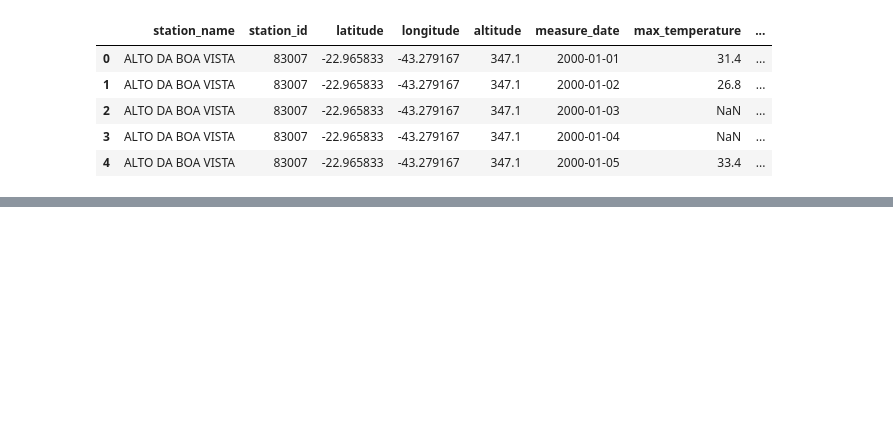
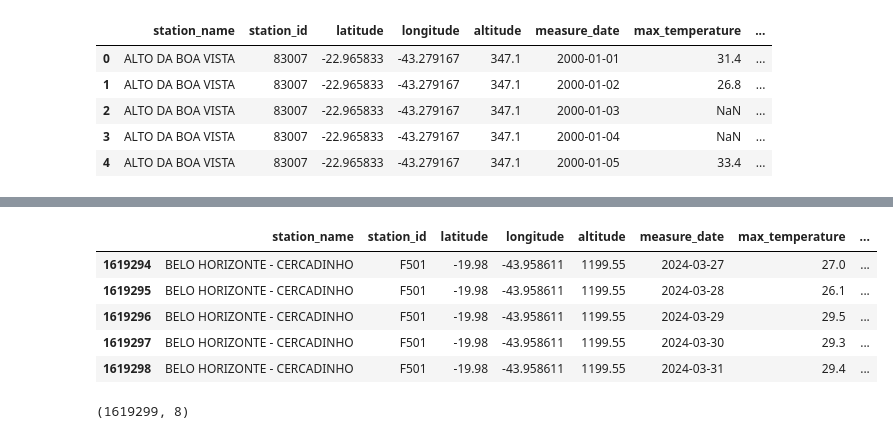
Before and after one commit to LuizMiguelMds/TemperatureForecasting, a Jupyter notebook: TemperatureForecasting.ipynb, the cells around one changed output, grey strips where cells are left out. Drawn from its saved outputs; the diff is of its cells as text; code cells hidden in the pictures; blank space fills up the shorter version.

```diff
--- a/TemperatureForecasting.ipynb
+++ b/TemperatureForecasting.ipynb
@@ -90,0 +238,6 @@ df.head()
+# %%
+# Database
+# Ajuste o caminho para onde o arquivo está armazenado no seu computador
+df = pd.read_csv("daily_min_max_temp_br_se.csv")
+# Display the first few rows
+df.head()
@@ -90,0 +251,15 @@ df.head()
+# %%
+# Exibe as últimas 5 linhas do DataFrame
+df.tail()
+# %% [output]
+|  | station_name | station_id | latitude | longitude | altitude | measure_date | max_temperature | ... |
+| 1619294 | BELO HORIZONTE - CERCADINHO | F501 | -19.98 | -43.958611 | 1199.55 | 2024-03-27 | 27.0 | ... |
+| 1619295 | BELO HORIZONTE - CERCADINHO | F501 | -19.98 | -43.958611 | 1199.55 | 2024-03-28 | 26.1 | ... |
+| 1619296 | BELO HORIZONTE - CERCADINHO | F501 | -19.98 | -43.958611 | 1199.55 | 2024-03-29 | 29.5 | ... |
+| 1619297 | BELO HORIZONTE - CERCADINHO | F501 | -19.98 | -43.958611 | 1199.55 | 2024-03-30 | 29.3 | ... |
+| 1619298 | BELO HORIZONTE - CERCADINHO | F501 | -19.98 | -43.958611 | 1199.55 | 2024-03-31 | 29.4 | ... |
+# %%
+# Retorna uma tupla com o número de linhas e colunas do DataFrame. O primeiro valor é o número de linhas e o segundo é o número de colunas.
+df.shape
+# %% [output]
+(1619299, 8)
```
Also changed, not shown: parts of 8 cells of this notebook.
